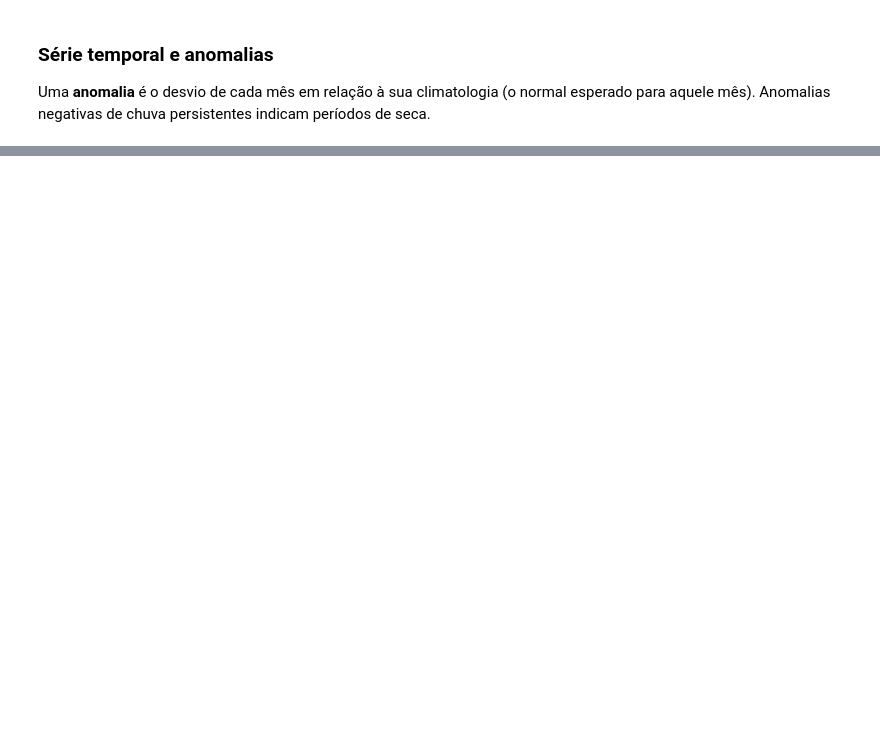
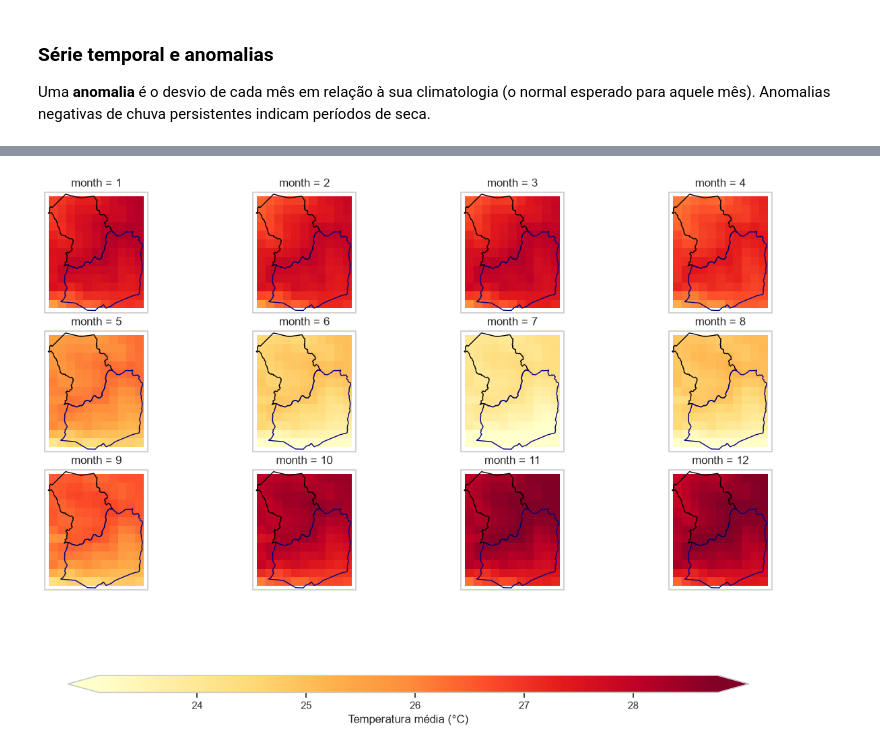
Before and after one commit to ftl-brazil-2026/ebook, a Jupyter notebook: fundamentals_gis_rs/week4/xarray.ipynb, the cells around one changed output, grey strips where cells are left out. Cells and saved outputs as stored; diff of their text form; code cells hidden in the pictures; blank space fills up the shorter version.

```diff
--- a/fundamentals_gis_rs/week4/xarray.ipynb
+++ b/fundamentals_gis_rs/week4/xarray.ipynb
@@ -303 +664,34 @@ if "t2m_celsius" in dados_mensais:
+# %%
+# climatologia mensal por célula do grid (mantém latitude/longitude, a media do mês)
+climatologia_espacial = dados_mensais.groupby("valid_time.month").mean()
+
+t2m_climatologia = climatologia_espacial["t2m_celsius"].assign_coords(
+    **{lon_name: (((climatologia_espacial[lon_name] + 180) % 360) - 180)}
+).sortby(lon_name)
+
+fg = t2m_climatologia.plot(
+    col="month",
+    col_wrap=4,
+    transform=proj,
+    subplot_kws={"projection": proj},
+    cmap="YlOrRd",
+    cbar_kwargs={"orientation": "horizontal",
+                 "shrink": 0.8,
+                 "aspect": 40,
+                 "label": "Temperatura média (°C)"},
+    robust=True,
+)
+
+for ax in fg.axs.flat:
+    for cidade, cor in [(petrolina, "black"), (juazeiro, "navy")]:
+        ax.add_geometries(cidade.geometry, crs=proj, facecolor="none", edgecolor=cor, linewidth=1)
+    ax.set_extent(
+        [t2m_climatologia[lon_name].min() - 0.1, t2m_climatologia[lon_name].max() + 0.1,
+         t2m_climatologia[lat_name].min() - 0.1, t2m_climatologia[lat_name].max() + 0.1],
+        crs=proj,
+    )
+
+plt.show()
+# %% [output]
+[figure, added]
 # %% [markdown]
```
Also changed, not shown: parts of 81 cells of this notebook, 6 other files.
